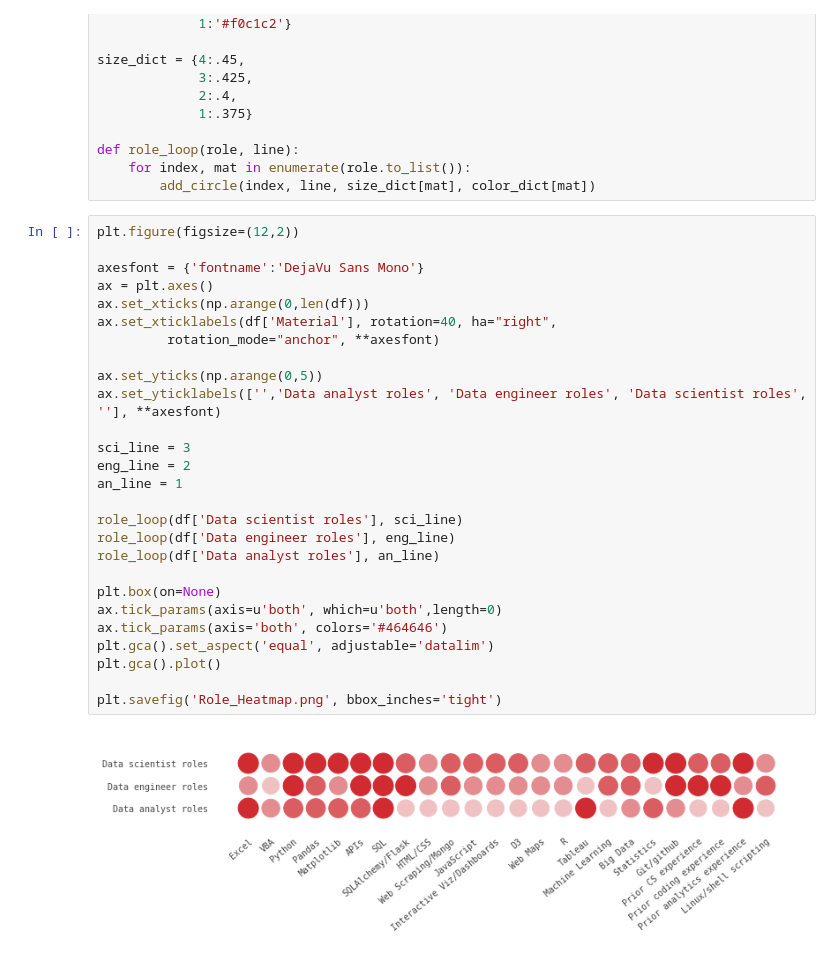
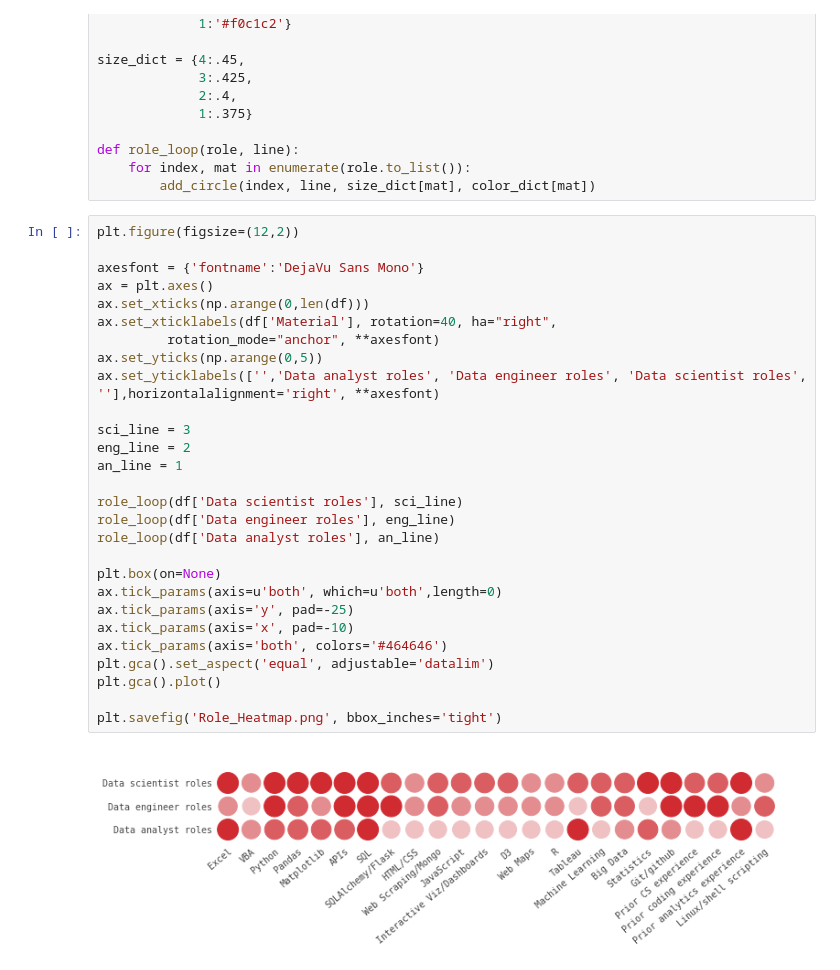
Before and after one commit to ilyaaltshteyn/pretend_project, a Jupyter notebook: class-topics-viz/vizzy.ipynb, the cells around one changed output. Saved outputs shown, nothing was run; the diff lists cells and outputs as text.

```diff
--- a/class-topics-viz/vizzy.ipynb
+++ b/class-topics-viz/vizzy.ipynb
@@ -50,29 +50,30 @@ def role_loop(role, line):
 # %%
 plt.figure(figsize=(12,2))
 
 axesfont = {'fontname':'DejaVu Sans Mono'}
 ax = plt.axes()
 ax.set_xticks(np.arange(0,len(df)))
 ax.set_xticklabels(df['Material'], rotation=40, ha="right",
          rotation_mode="anchor", **axesfont)
-
 ax.set_yticks(np.arange(0,5))
-ax.set_yticklabels(['','Data analyst roles', 'Data engineer roles', 'Data scientist roles', ''], **axesfont)
+ax.set_yticklabels(['','Data analyst roles', 'Data engineer roles', 'Data scientist roles', ''],horizontalalignment='right', **axesfont)
 
 sci_line = 3
 eng_line = 2
 an_line = 1
 
 role_loop(df['Data scientist roles'], sci_line)
 role_loop(df['Data engineer roles'], eng_line)
 role_loop(df['Data analyst roles'], an_line)
 
 plt.box(on=None)
 ax.tick_params(axis=u'both', which=u'both',length=0)
+ax.tick_params(axis='y', pad=-25)
+ax.tick_params(axis='x', pad=-10)
 ax.tick_params(axis='both', colors='#464646')
 plt.gca().set_aspect('equal', adjustable='datalim')
 plt.gca().plot()
 
 plt.savefig('Role_Heatmap.png', bbox_inches='tight')
 # %% [output]
-[figure, old version]
+[figure, new version]
```
Also changed, not shown: 1 other file.
